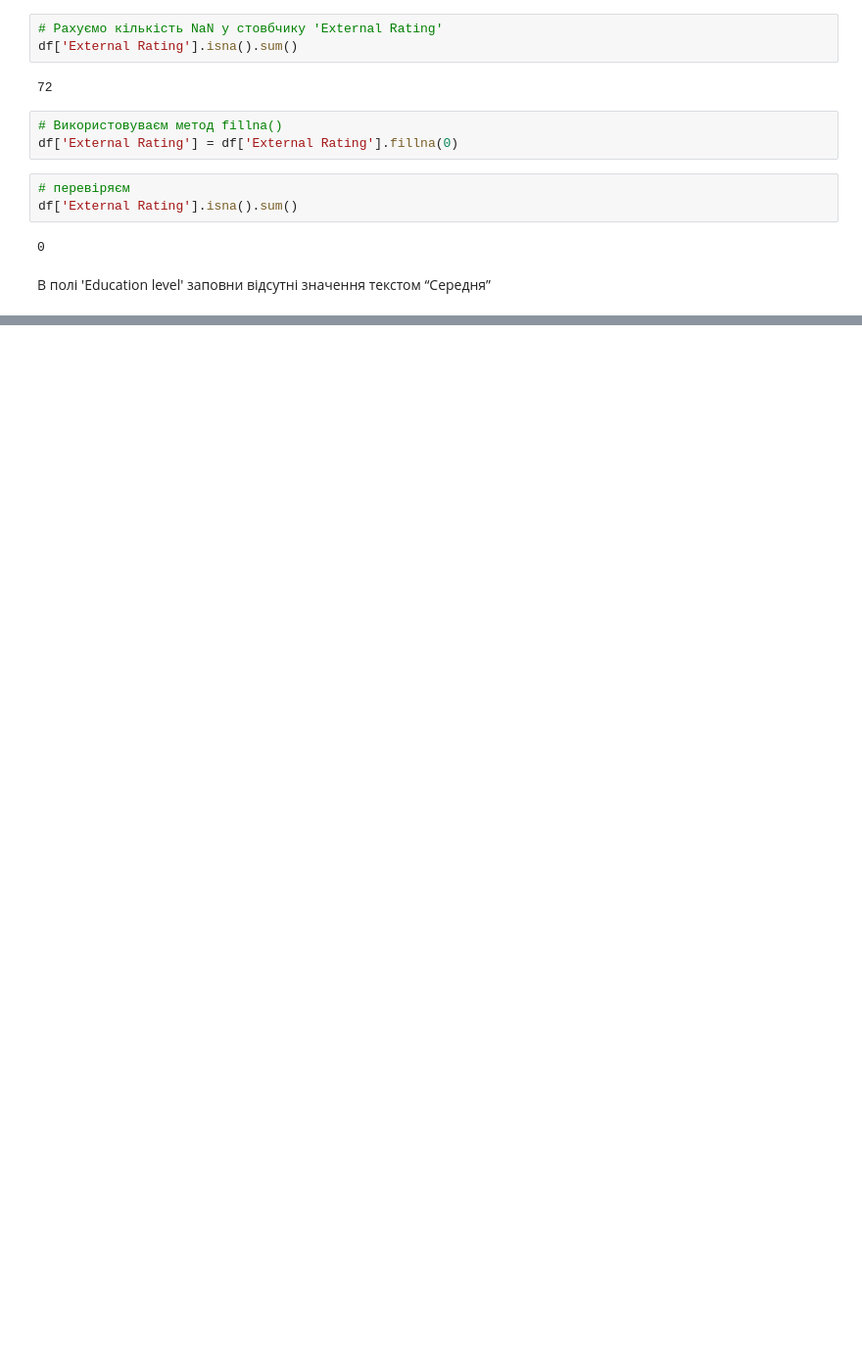
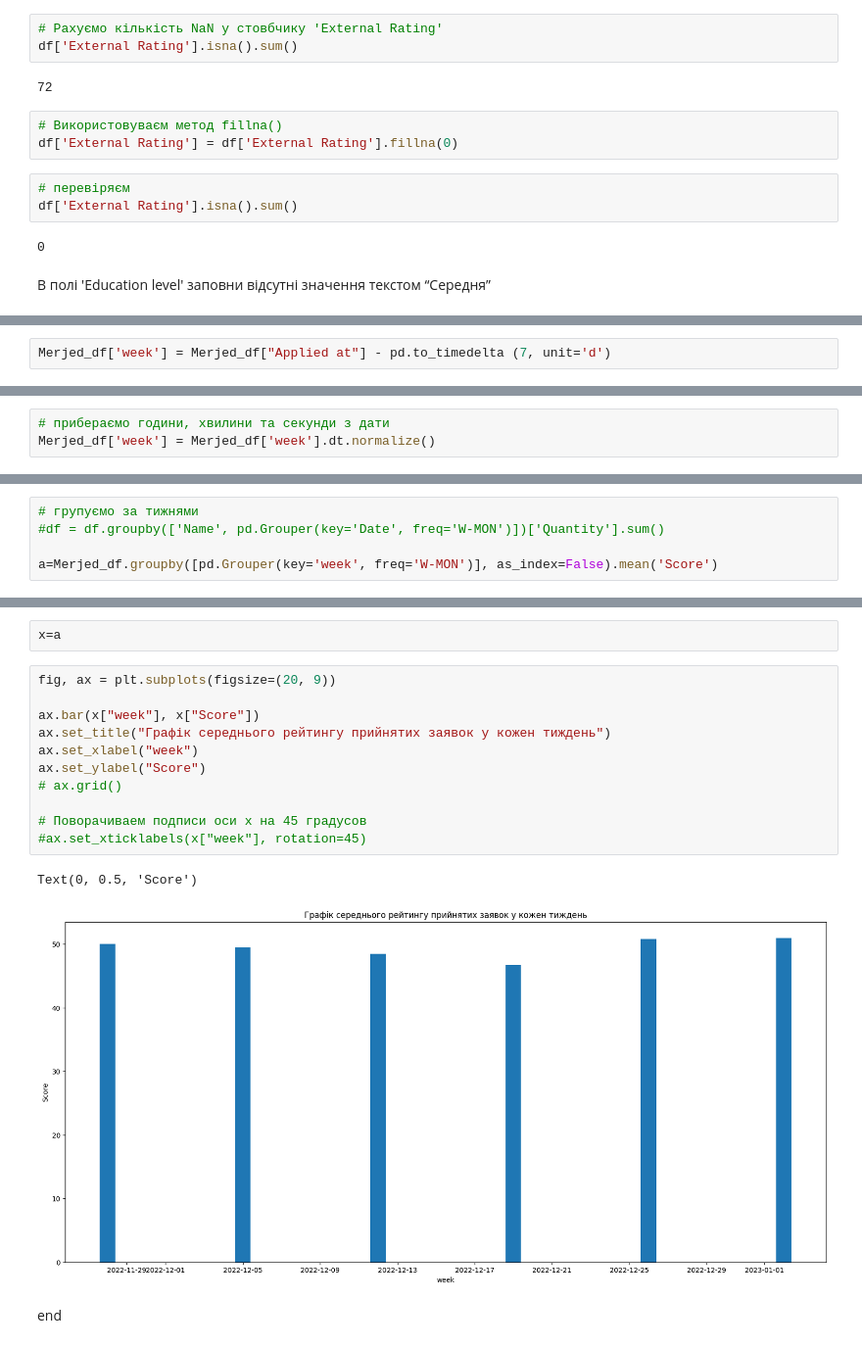
Before and after one commit to dens22us/SQL, a Jupyter notebook: Home Work 6 (Тема 6. Очищення даних за допомогою Pandas). Очищення даних за допомогою Pandas).ipynb, the cells around one changed output, grey strips where cells are left out. Shown: that part at 98% size. Saved outputs shown, nothing was run; the diff lists cells and outputs as text; blank space fills up the shorter version.

```diff
--- a/Home Work 6 (Тема 6. Очищення даних за допомогою Pandas). Очищення даних за допомогою Pandas).ipynb
+++ b/Home Work 6 (Тема 6. Очищення даних за допомогою Pandas). Очищення даних за допомогою Pandas).ipynb
@@ -82,0 +302,2 @@ df['External Rating'].isna().sum()
+# %%
+Merjed_df['week'] = Merjed_df["Applied at"] - pd.to_timedelta (7, unit='d')
@@ -82,0 +319,3 @@ df['External Rating'].isna().sum()
+# %%
+# прибераємо години, хвилини та секунди з дати
+Merjed_df['week'] = Merjed_df['week'].dt.normalize()
@@ -82,0 +337,5 @@ df['External Rating'].isna().sum()
+# %%
+# групуємо за тижнями
+#df = df.groupby(['Name', pd.Grouper(key='Date', freq='W-MON')])['Quantity'].sum()
+
+a=Merjed_df.groupby([pd.Grouper(key='week', freq='W-MON')], as_index=False).mean('Score')
@@ -82,0 +358,18 @@ df['External Rating'].isna().sum()
+# %%
+x=a
+# %%
+fig, ax = plt.subplots(figsize=(20, 9))
+
+ax.bar(x["week"], x["Score"])
+ax.set_title("Графік середнього рейтингу прийнятих заявок у кожен тиждень")
+ax.set_xlabel("week")
+ax.set_ylabel("Score")
+# ax.grid()
+
+# Поворачиваем подписи оси x на 45 градусов
+#ax.set_xticklabels(x["week"], rotation=45)
+# %% [output]
+Text(0, 0.5, 'Score')
+[figure, added]
+# %% [markdown]
+end
```
Also changed, not shown: parts of 52 cells of this notebook.
